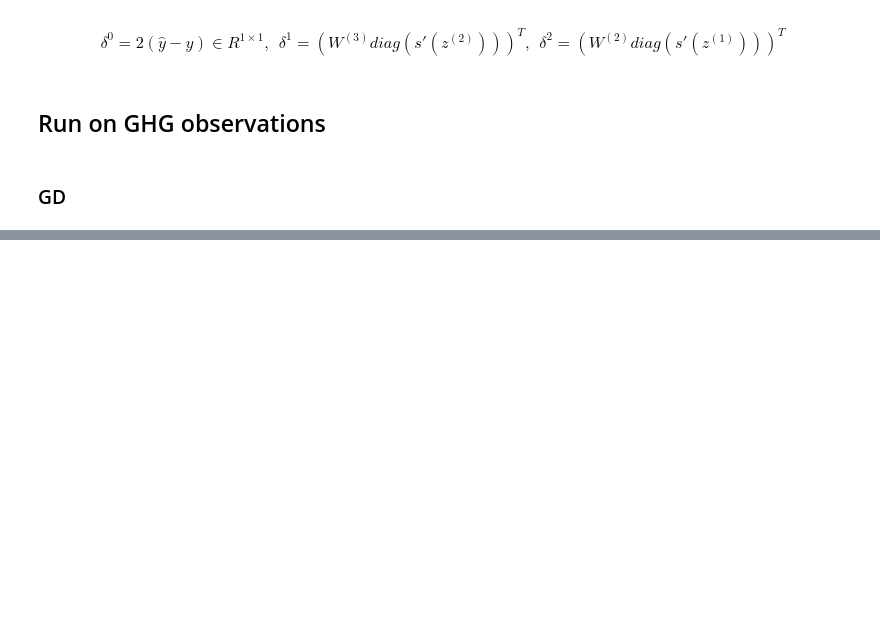
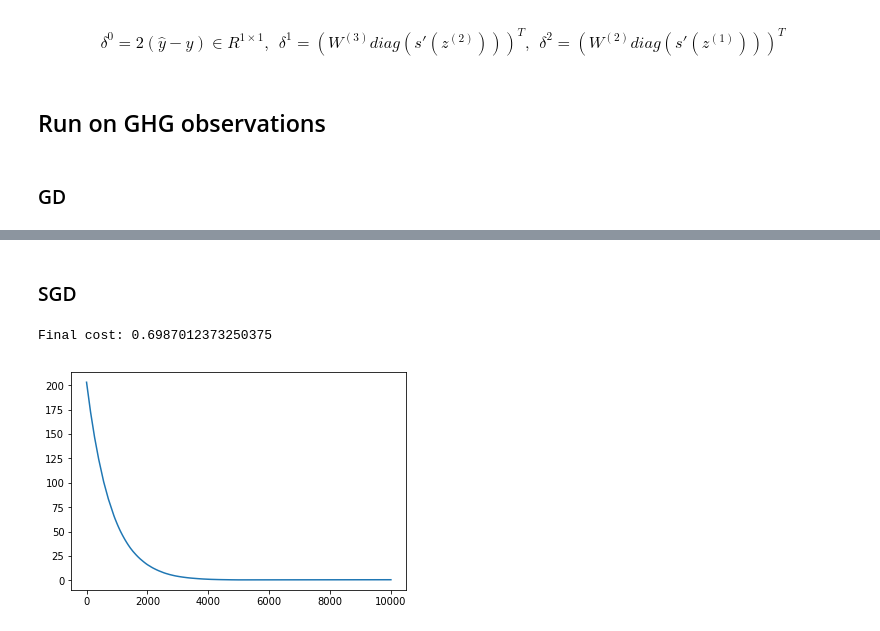
Before and after one commit to hellkvist/EP3260-MLoNs-2020-MH, a Jupyter notebook: Computer-Assignments/CA-G2-3.ipynb, the cells around one changed output, grey strips where cells are left out. Drawn from its saved outputs; the diff is of its cells as text; code cells hidden in the pictures; blank space fills up the shorter version.

```diff
--- a/Computer-Assignments/CA-G2-3.ipynb
+++ b/Computer-Assignments/CA-G2-3.ipynb
@@ -278,8 +279,12 @@ def cost(X, Y, network):
 # %%
 def solver(X, Y, X_test, Y_test, network, alpha, num_iters, lambda_, epsilon, optimizer = "GD", mem=False, return_cost=False, verbose=True):
     stop_flag = 1
+
+    cost_ = np.zeros(num_iters+1)
+    if return_cost:
+        cost_[0] = cost(X_test, Y_test, network)
+
     if (optimizer == "GD"):
-        cost_ = np.zeros(num_iters)
         for i in range(num_iters):
             G_ = nn_backward_prop(network, X, Y) # compute the exact gradient wrt w, given x and y
             for k, g in enumerate(G_):
@@ -289,7 +294,7 @@ def solver(X, Y, X_test, Y_test, network, alpha, num_iters, lambda_, epsilon, op
 
             if return_cost:
 #                 set_trace()
-                cost_[i] = cost(X_test, Y_test, network)
+                cost_[i+1] = cost(X_test, Y_test, network)
 
 #             if (np.linalg.norm(g) <= epsilon):
 #                 print("GD: Stop on condition fulfilled! Number of iterations: ", i+1, "/", num_iters)
@@ -300,23 +305,22 @@ def solver(X, Y, X_test, Y_test, network, alpha, num_iters, lambda_, epsilon, op
             print("GD: final norm: ", np.linalg.norm(g))
 
     elif (optimizer == "SGD"):
-        cost_ = np.zeros(num_iters)
-        N, d = x.shape
-        assert y.shape == (N,1)
+        N, d = X.shape
+        assert Y.shape == (N,1)
         for i in range(num_iters):
             i_ = int(N*np.random.rand(1))
-            x_ = x[[i_], :]
-            y_ = y[[i_], :]
+            x_ = X[[i_], :]
+            y_ = Y[[i_], :]
 
-            g = function_gradient(x_, y_, w, lambda_) # compute gradient
-            w = w - alpha * g # GD update
+            G_ = nn_backward_prop(network, x_, y_) # compute the exact gradient wrt w, given x and y
+            for k, g in enumerate(G_):
+                W = get_values(network[k])
+                W = W - alpha * g # GD update
+                set_values(W, network, k)
 
             if return_cost:
-                cost_[i] = cost(X_test, Y_test, w, lambda_)
-
-            if (i%10==0) and (mem) and ('resource' in sys.modules) and (verbose):
-                usage=resource.getrusage(resource.RUSAGE_SELF)
-                print("mem for SGD (mb):", (usage[2]*resource.getpagesize())/1000000.0)
+#                 set_trace()
+                cost_[i+1] = cost(X_test, Y_test, network)
 
     elif (optimizer == "SVRG"):
         N, d = x.shape
@@ -463,0 +460,17 @@ print(cost_)
+# %% [markdown]
+### SGD
+# %%
+np.set_printoptions(precision=None)
+network_init = initialize_network(d, n_hidden_layers, d_hidden, seed=0)
+alpha = 1e-5
+num_iters = 10000
+lambda_ = 0
+epsilon = 0
+cost_SGD = solver(X_train, Y_train, X_test, Y_test, network_init, alpha, num_iters, lambda_, epsilon, optimizer = "SGD", mem=False, return_cost=True, verbose=True)
+plt.plot(cost_SGD)
+ax = plt.gca()
+ax.get_yaxis().get_major_formatter().set_useOffset(False)
+print("Final cost:", cost_SGD[-1])
+# %% [output]
+Final cost: 0.6987012373250375
+[figure, added]
```
Also changed, not shown: parts of 5 cells of this notebook.
